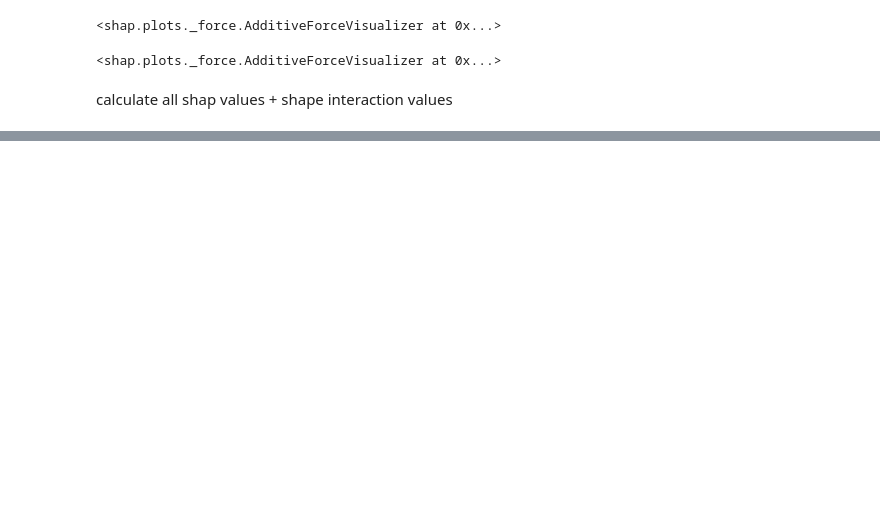
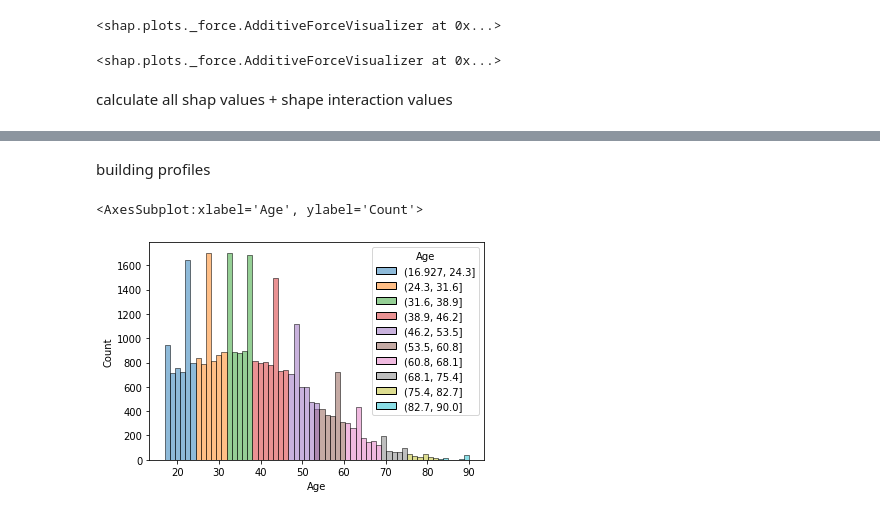
Before and after one commit to simonjisu/FeatureInteractionTree, a Jupyter notebook: notebooks/TestNotebook.ipynb, the cells around one changed output, grey strips where cells are left out. Cells and saved outputs as stored; diff of their text form; code cells hidden in the pictures; blank space fills up the shorter version.

```diff
--- a/notebooks/TestNotebook.ipynb
+++ b/notebooks/TestNotebook.ipynb
@@ -586,0 +533,2 @@ tree_builder.show()
+# %% [markdown]
+building profiles
@@ -586,0 +537,28 @@ tree_builder.show()
+# %%
+def create_profiles(df, bucket='equal', custom_profiles: Dict[str, Dict[str, Any]] | None =None):
+    if bucket == 'equal':
+        cut_fn = pd.cut
+        cut_kwargs = {'bins': 10, 'duplicates': 'drop'}
+    elif bucket == 'quantile':
+        cut_fn = pd.qcut
+        cut_kwargs = {'q': 10, 'duplicates': 'drop'}
+    else:
+        raise KeyError('`bucket` should be either `equal`(pd.cut) or `quantile`(pd.qcut)')
+
+    profiles = defaultdict(dict)
+    for c in df.columns:
+        # apply custom profile
+        if (custom_profiles is not None) and (c in custom_profiles.keys()):
+            # `dtype`, `unique`, `profile` should be in the dictionary
+            profiles[c] = custom_profiles[c]
+        else:
+            # auto profiling
+            if type(df[c].dtype) == pd.CategoricalDtype or np.issubdtype(df[c].dtype, np.integer):
+                profiles[c]['dtype'] = 'categorical'
+                profiles[c]['unique'] = sorted(df[c].unique())
+            else:
+                profiles[c]['dtype'] = 'numeric'
+            profiles[c]['profile'] = cut_fn(df[c], **cut_kwargs)
+    return profiles
+
+profiles = create_profiles(X)
@@ -586,0 +567,5 @@ tree_builder.show()
+# %%
+sns.histplot(x=X['Age'], hue=profiles['Age']['profile'])
+# %% [output]
+<AxesSubplot:xlabel='Age', ylabel='Count'>
+[figure, added]
```
Also changed, not shown: parts of 17 cells of this notebook.
